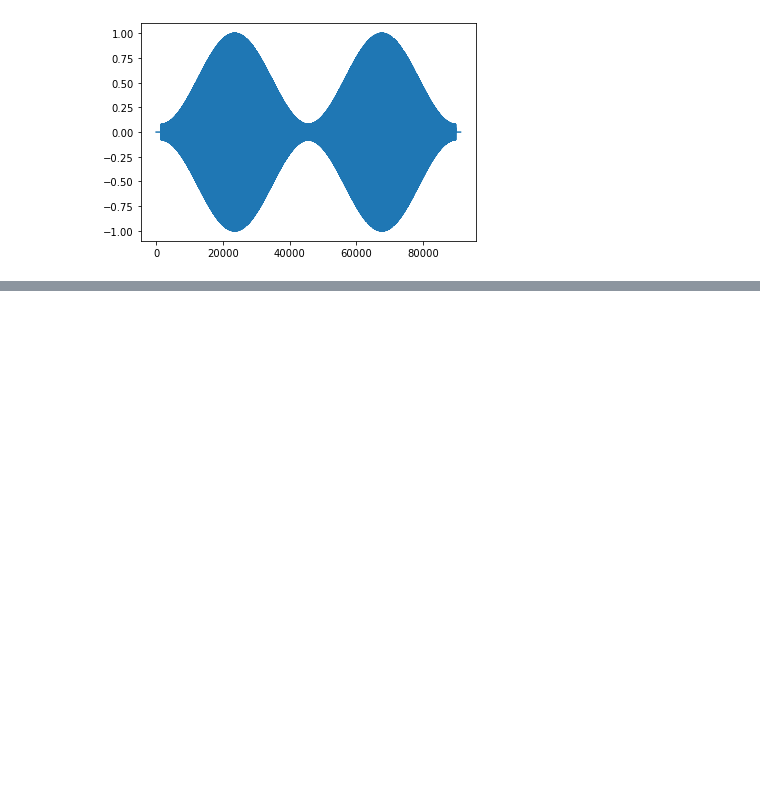
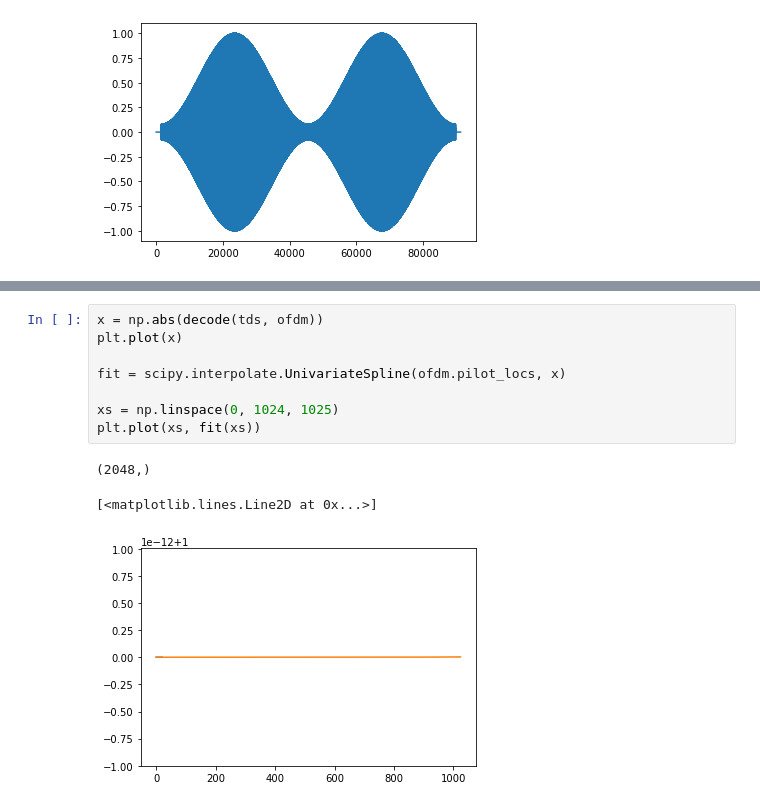
Before and after one commit to jks70/gf3_v2, a Jupyter notebook: Testing1.ipynb, the cells around one changed output, grey strips where cells are left out. Saved outputs shown, nothing was run; the diff lists cells and outputs as text; blank space fills up the shorter version.

```diff
--- a/Testing1.ipynb
+++ b/Testing1.ipynb
@@ -141,0 +295,12 @@ np.shape(goodSymbols(pilot_test, ofdm))
+# %%
+x = np.abs(decode(tds, ofdm))
+plt.plot(x)
+
+fit = scipy.interpolate.UnivariateSpline(ofdm.pilot_locs, x)
+
+xs = np.linspace(0, 1024, 1025)
+plt.plot(xs, fit(xs))
+# %% [output]
+(2048,)
+[<matplotlib.lines.Line2D at 0x...>]
+[figure, added]
```
Also changed, not shown: parts of 15 cells of this notebook.
